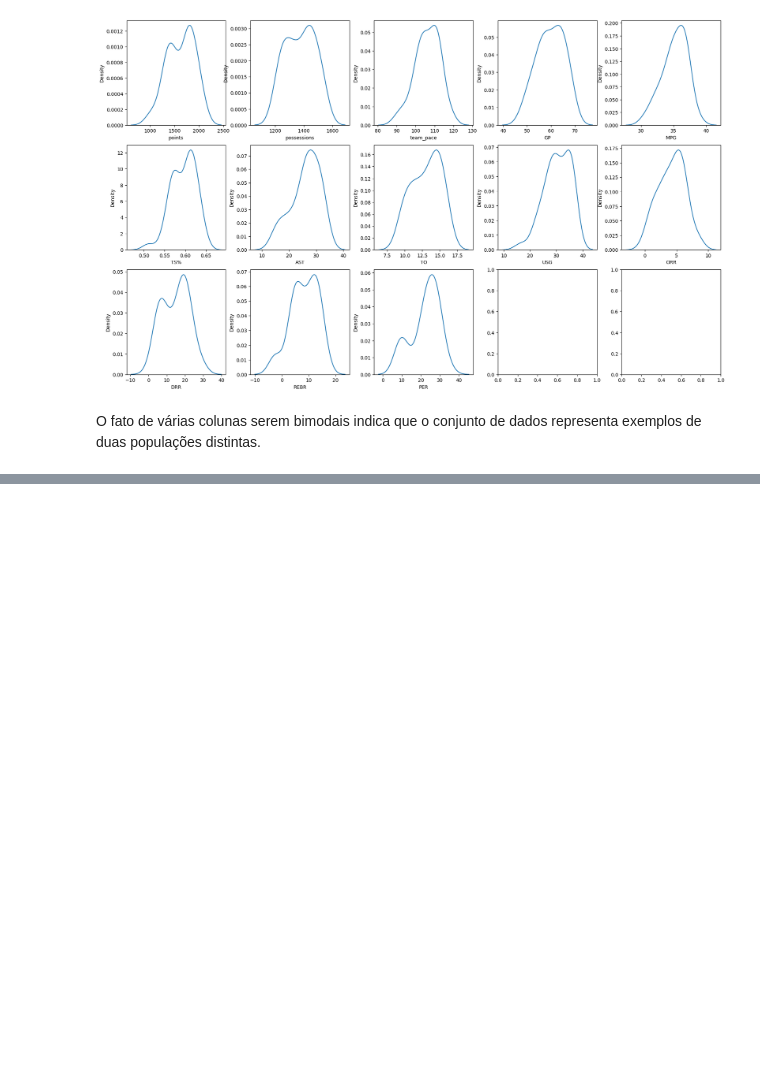
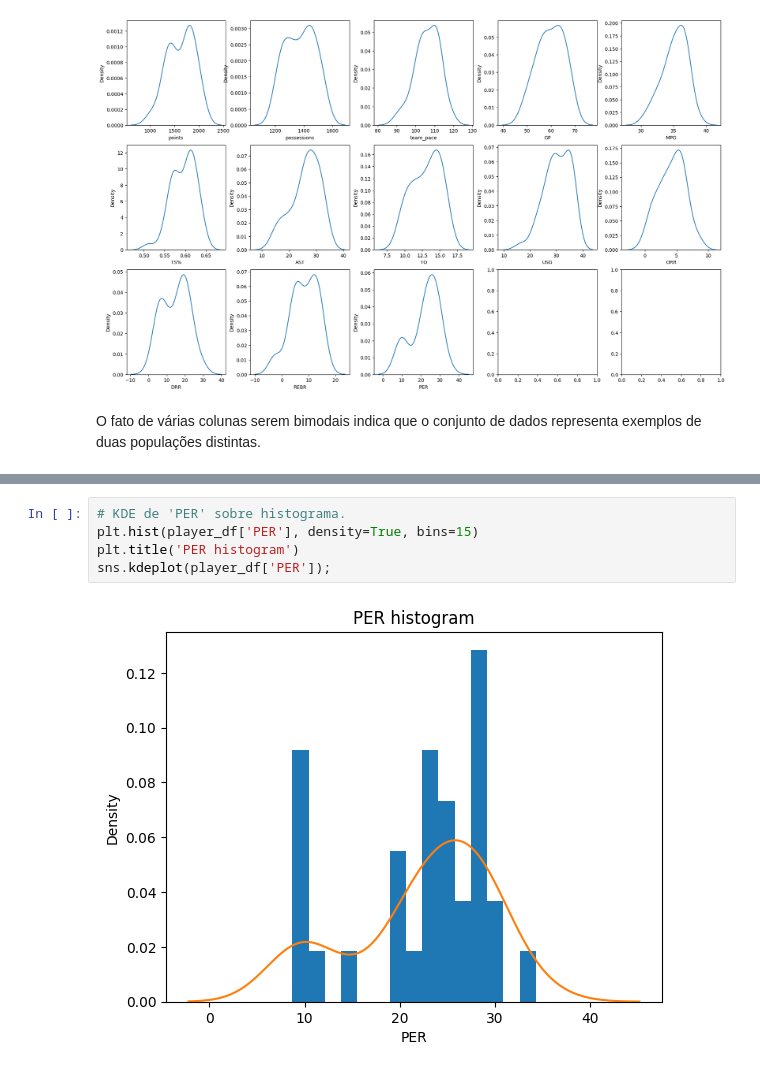
Before and after one commit to Luanog/Space_Jam_ANL, a Jupyter notebook: space-jam-anl.ipynb, the cells around one changed output, grey strips where cells are left out. Cells and saved outputs as stored; diff of their text form; blank space fills up the shorter version.

```diff
--- a/space-jam-anl.ipynb
+++ b/space-jam-anl.ipynb
@@ -345,0 +404,7 @@ O fato de várias colunas serem bimodais indica que o conjunto de dados represen
+# %%
+# KDE de 'PER' sobre histograma.
+plt.hist(player_df['PER'], density=True, bins=15)
+plt.title('PER histogram')
+sns.kdeplot(player_df['PER']);
+# %% [output]
+[figure, added]
```
Also changed, not shown: parts of 24 cells of this notebook.
